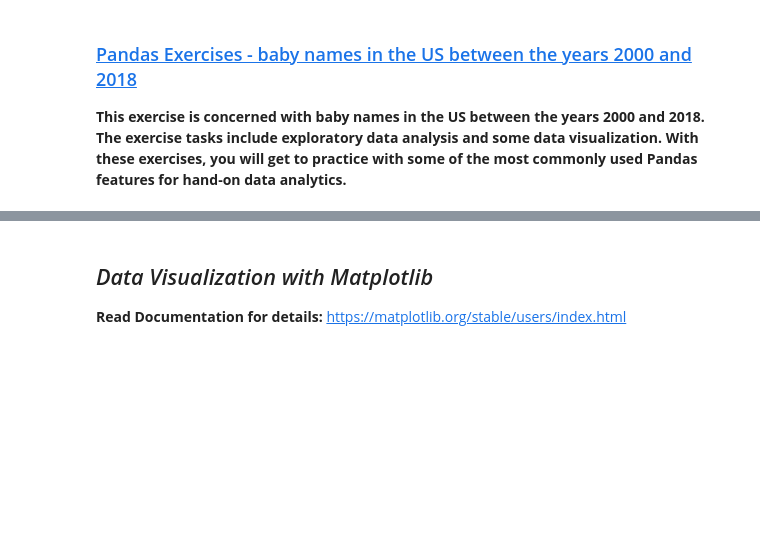
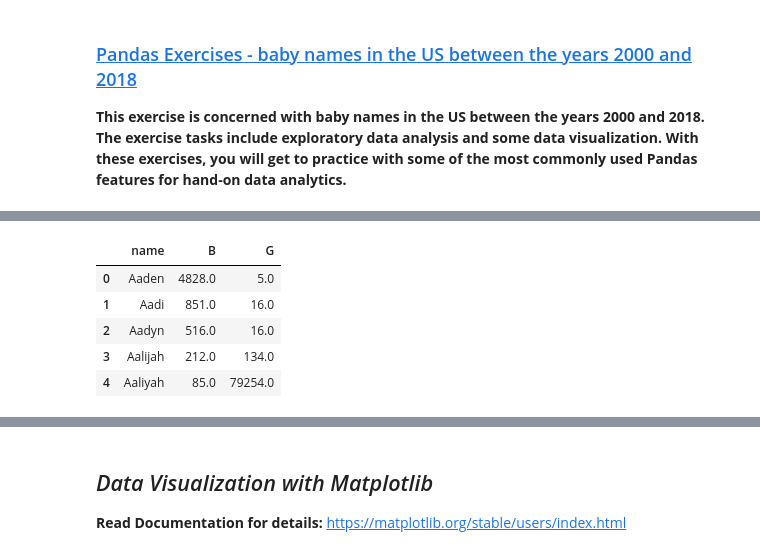
Before and after one commit to tayyabsarfraz/Introduction-to-Data-Analyst-and-Data-Science, a Jupyter notebook: Module no 02- Python for Data Scientists/03 - Data Visualization with Matplotlib and Seaborn/Lec-2.24(Data-Visualization-I).ipynb, the cells around one changed output, grey strips where cells are left out. Cells and saved outputs as stored; diff of their text form; code cells hidden in the pictures; blank space fills up the shorter version.

```diff
--- a/Module no 02- Python for Data Scientists/03 - Data Visualization with Matplotlib and Seaborn/Lec-2.24(Data-Visualization-I).ipynb
+++ b/Module no 02- Python for Data Scientists/03 - Data Visualization with Matplotlib and Seaborn/Lec-2.24(Data-Visualization-I).ipynb
@@ -45,0 +80,9 @@ df = pd.read_csv('datasets/')
+# %%
+pivot_df.head()
+# %% [output]
+|  | name | B | G |
+| 0 | Aaden | 4828.0 | 5.0 |
+| 1 | Aadi | 851.0 | 16.0 |
+| 2 | Aadyn | 516.0 | 16.0 |
+| 3 | Aalijah | 212.0 | 134.0 |
+| 4 | Aaliyah | 85.0 | 79254.0 |
```
Also changed, not shown: parts of 30 cells of this notebook.
